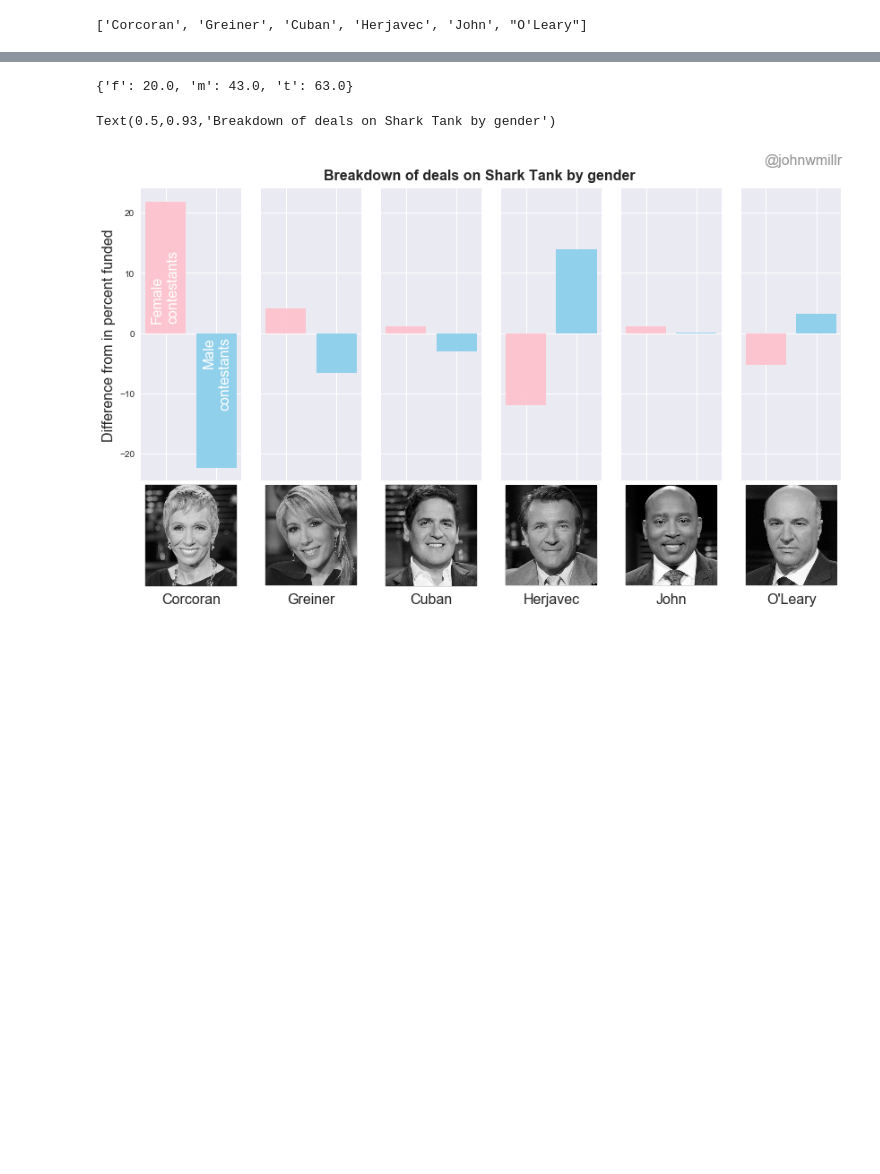
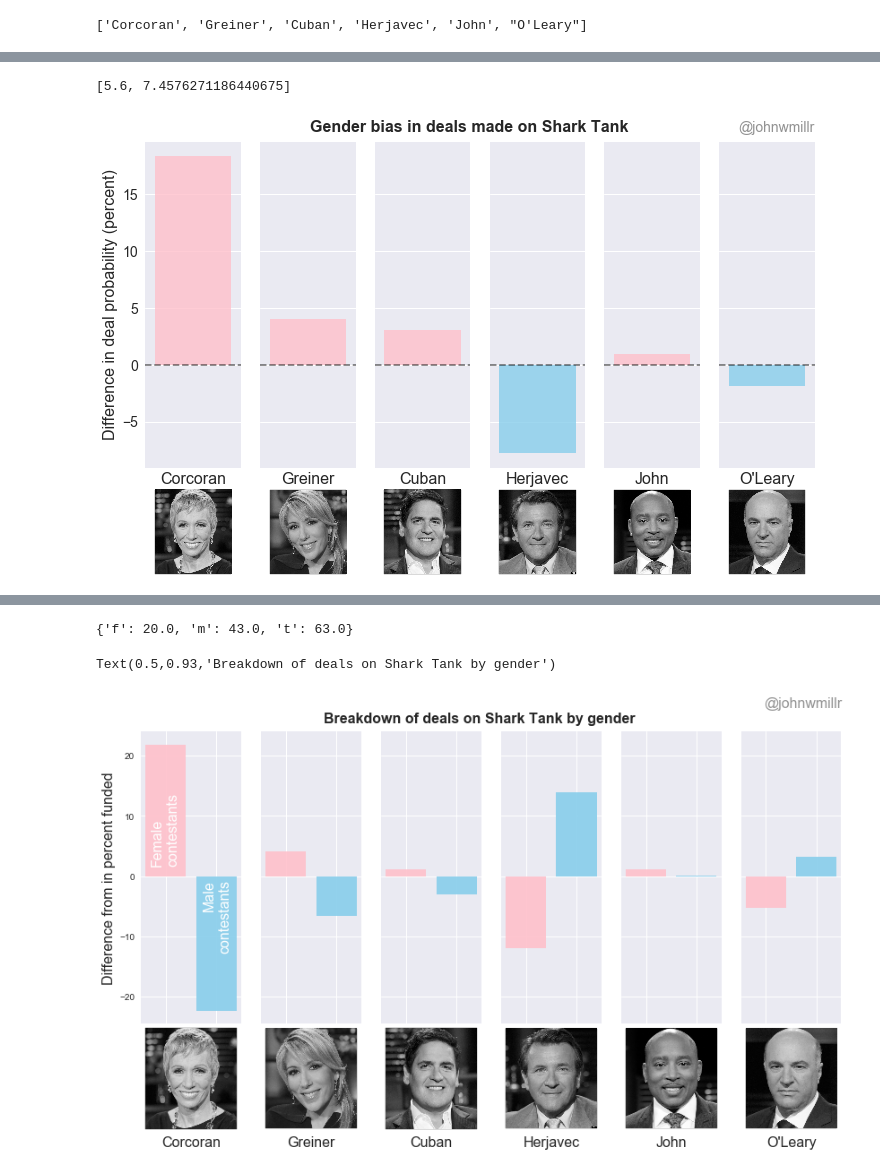
Before and after one commit to johnwmillr/SharkTank, a Jupyter notebook: SharkTank.ipynb, the cells around one changed output, grey strips where cells are left out. Drawn from its saved outputs; the diff is of its cells as text; code cells hidden in the pictures; blank space fills up the shorter version.

Commit message:
Plot version for Twitter and Instagram

```diff
--- a/SharkTank.ipynb
+++ b/SharkTank.ipynb
@@ -187,6 +159,0 @@ shark = 'Corcoran'
-# %%
-fig, axs = plt.subplots(ncols=len(sharks), figsize=(12,8), sharey=True)
-for ax,shark in zip(axs,sharks):
-    metric = 100*df[shark][df.gender=='Female'].sum()/df[shark].sum() - gender_ratios['f']
-    ax.bar(0,metric)
-    ax.set_ylim([-30, 30])
@@ -194,0 +212,10 @@ for ax,shark in zip(axs,sharks):
+# %%
+for shark in sharks:
+    print("-"*10)
+    percent_funded = []
+    for g in ['Female','Male']:
+        mask = (df.gender==g) & (df[shark+"_present"]==1)
+        percent_funded.append(100*df[mask][shark].sum()/df[mask][shark+"_present"].sum())
+    percent_funded.append(100*df[shark].sum()/df[shark+"_present"].sum())
+
+    print(percent_funded)
@@ -194,0 +235,56 @@ for ax,shark in zip(axs,sharks):
+# %%
+percent_funded
+# %% [output]
+[5.6, 7.4576271186440675]
+# %%
+mask = (df.gender==g) & (df[shark+"_present"]==1)
+percent_funded.append(100*df[mask][shark].sum()/df[mask][shark+"_present"].sum())
+# %%
+fig,axs = plt.subplots(ncols=len(sharks), figsize=(12,6), sharey=True)
+for ax,shark in zip(axs,sharks):
+    percent_funded = []
+    for g in ['Female', 'Male']:
+#         mask = ((df[shark+"_present"]==1) & (df[shark]==1)) & (df.gender==g)
+#         percent_funded.append(100*df[shark][mask].sum()/df[shark+"_present"].sum())
+        mask = (df[shark+"_present"]==1) & (df.gender==g)
+        percent_funded.append(100*df[mask][shark].sum()/df[mask][shark+"_present"].sum())
+    mean_percent = 100*df[shark].sum()/df[shark+"_present"].sum()
+
+    metric = -np.diff(percent_funded)
+    c = 'pink' if metric >= 0 else 'skyblue'
+#     c = 'pink' if shark_genders[shark]=='f' else 'skyblue'
+    ax.bar(0, metric, color=c, alpha=0.8)
+    ax.set_xticks([])
+    ax.set_xlabel(shark, fontsize=FS)
+#     ax.set_ylim((-8,2.5))
+
+    ax.plot([-0.5,0.5], [0,0], color='k', linestyle='--', alpha=0.5)
+    ax.set_xlim([-0.5,0.5])
+
+    if ax == axs[0]:
+        ax.set_ylabel('Difference in deal probability (percent)', fontsize=FS)
+
+    if ax == axs[-1]:
+        ax.text(0.5, 20.5, "@johnwmillr", fontsize=FS-2, alpha=0.5, horizontalalignment='right')
+        ax.text(0,-18,' ')
+
+    # Add the faces to the plot
+    im = plt.imread('./figures/sharks/{}.png'.format(shark.lower()))
+    xy = [0, 0]
+
+    imagebox = OffsetImage(im, zoom=0.15)
+    imagebox.image.axes = ax
+
+    ab = AnnotationBbox(imagebox, xy,
+                        xybox=(0,-167),
+                        xycoords='data',
+                        boxcoords="offset points",
+                        pad=0)
+    ax.add_artist(ab)
+
+    ax.tick_params(labelsize=FS-2)
+
+plt.suptitle('Gender bias in deals made on Shark Tank', y=0.93, fontsize=FS, fontweight='heavy')
+plt.savefig('./figures/gender_bias.png', dpi=300, bbox_inches='tight')
+# %% [output]
+[figure, added]
```
Also changed, not shown: parts of 41 cells of this notebook.
